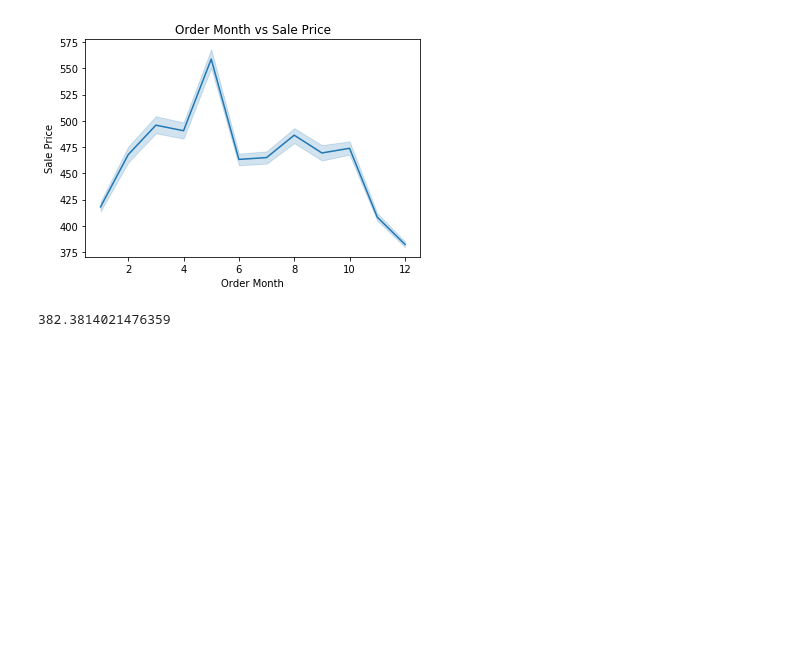
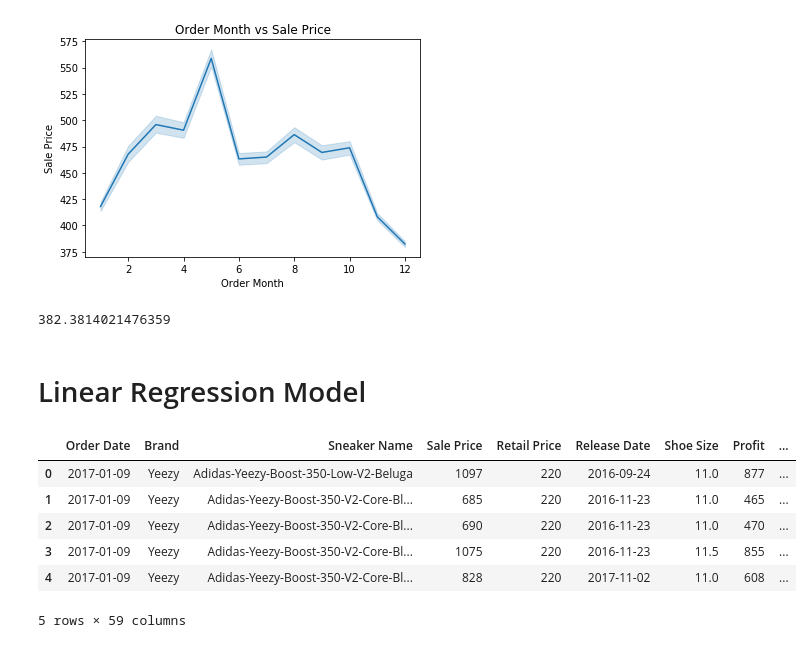
Before and after one commit to ed-biz23/data-sci-project, a Jupyter notebook: Project.ipynb, the cells around one changed output. Saved outputs shown, nothing was run; the diff lists cells and outputs as text; code cells hidden in the pictures; blank space fills up the shorter version.

```diff
--- a/Project.ipynb
+++ b/Project.ipynb
@@ -122,3 +145,16 @@ may_filter = data["Order Date"].dt.month == 12
 data[may_filter]["Sale Price"].mean()
 # %% [output]
 382.3814021476359
+# %% [markdown]
+# Linear Regression Model
+# %%
+dummy = pd.get_dummies(data=data, columns=['Buyer Region'], drop_first=True)
+dummy.head()
+# %% [output]
+|  | Order Date | Brand | Sneaker Name | Sale Price | Retail Price | Release Date | Shoe Size | Profit | ... |
+| 0 | 2017-01-09 | Yeezy | Adidas-Yeezy-Boost-350-Low-V2-Beluga | 1097 | 220 | 2016-09-24 | 11.0 | 877 | ... |
+| 1 | 2017-01-09 | Yeezy | Adidas-Yeezy-Boost-350-V2-Core-Bl... | 685 | 220 | 2016-11-23 | 11.0 | 465 | ... |
+| 2 | 2017-01-09 | Yeezy | Adidas-Yeezy-Boost-350-V2-Core-Bl... | 690 | 220 | 2016-11-23 | 11.0 | 470 | ... |
+| 3 | 2017-01-09 | Yeezy | Adidas-Yeezy-Boost-350-V2-Core-Bl... | 1075 | 220 | 2016-11-23 | 11.5 | 855 | ... |
+| 4 | 2017-01-09 | Yeezy | Adidas-Yeezy-Boost-350-V2-Core-Bl... | 828 | 220 | 2017-11-02 | 11.0 | 608 | ... |
+5 rows × 59 columns
```
Also changed, not shown: parts of 23 cells of this notebook.
